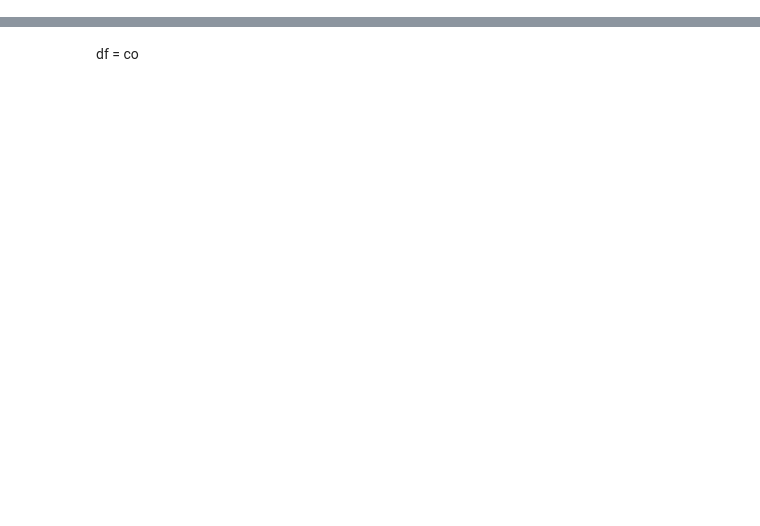
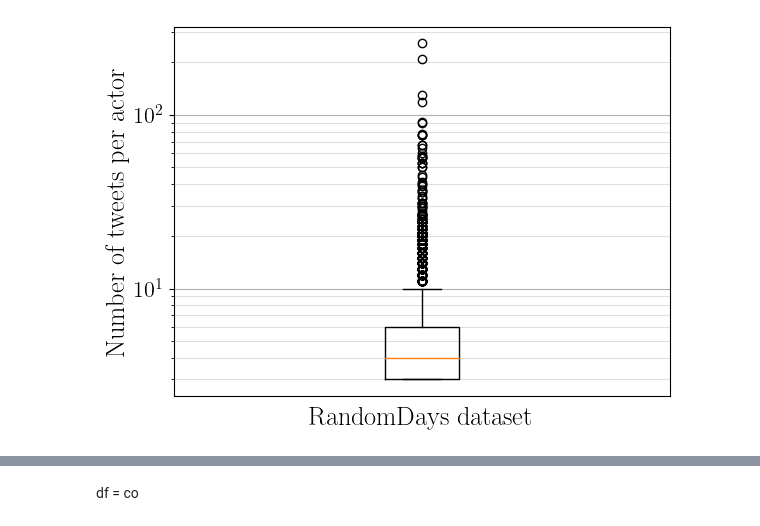
Before and after one commit to Cyrilvallez/Measuring-Influence-Twitter, a Jupyter notebook: Julia/Notebooks/test.ipynb, the cells around one changed output, grey strips where cells are left out. Drawn from its saved outputs; the diff is of its cells as text; code cells hidden in the pictures; blank space fills up the shorter version.

```diff
--- a/Julia/Notebooks/test.ipynb
+++ b/Julia/Notebooks/test.ipynb
@@ -33,3 +46,12 @@ plot_actor_frequency(df, save=true, filename="../../Figures/Datasets/Random_all_
+# %%
+plot_actor_frequency(df, save=true, filename="../../Figures/Random/Dataset/actor_frequency.pdf")
+ax = plt.gca()
+ax.set_xticks([])
+plt.xlabel("RandomDays dataset")
+# ax.get_legend().remove()
+plt.savefig("../../Figures/Random/Dataset/actor_frequency.pdf", bbox_inches="tight")
+# %% [output]
+[figure, added]
 # %%
 df = load_dataset(Skripal)
 df = skripal_dates(df)
```
Also changed, not shown: parts of 6 cells of this notebook, 11 other files.
